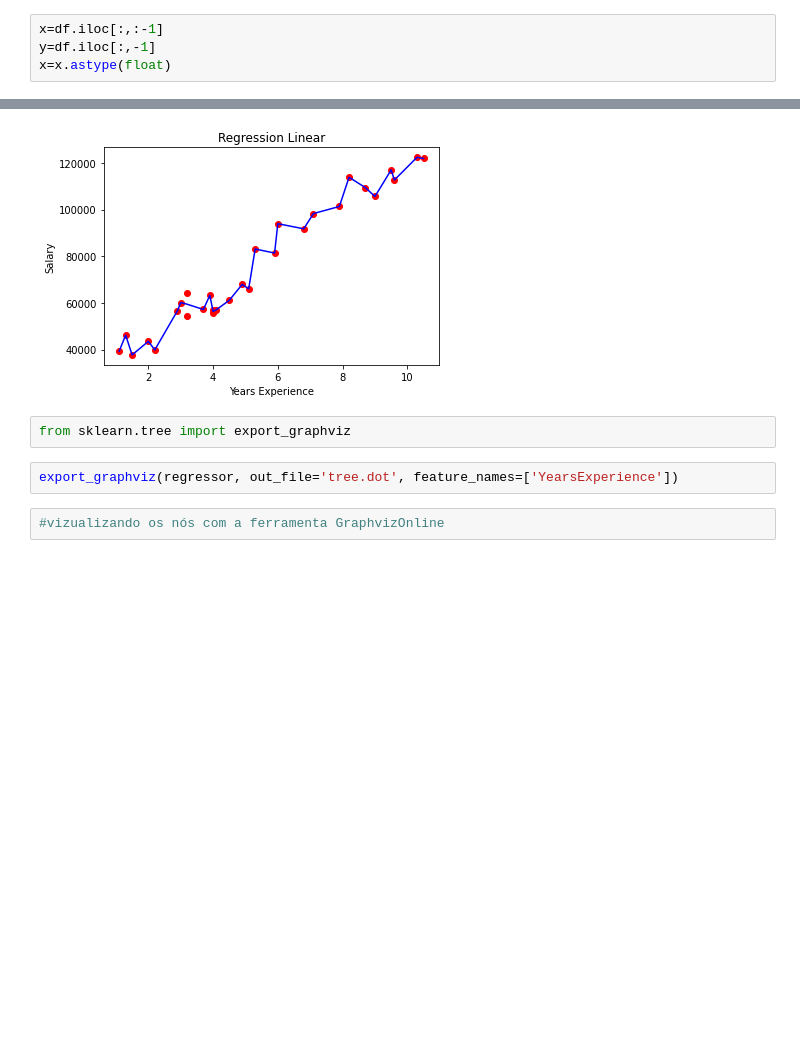
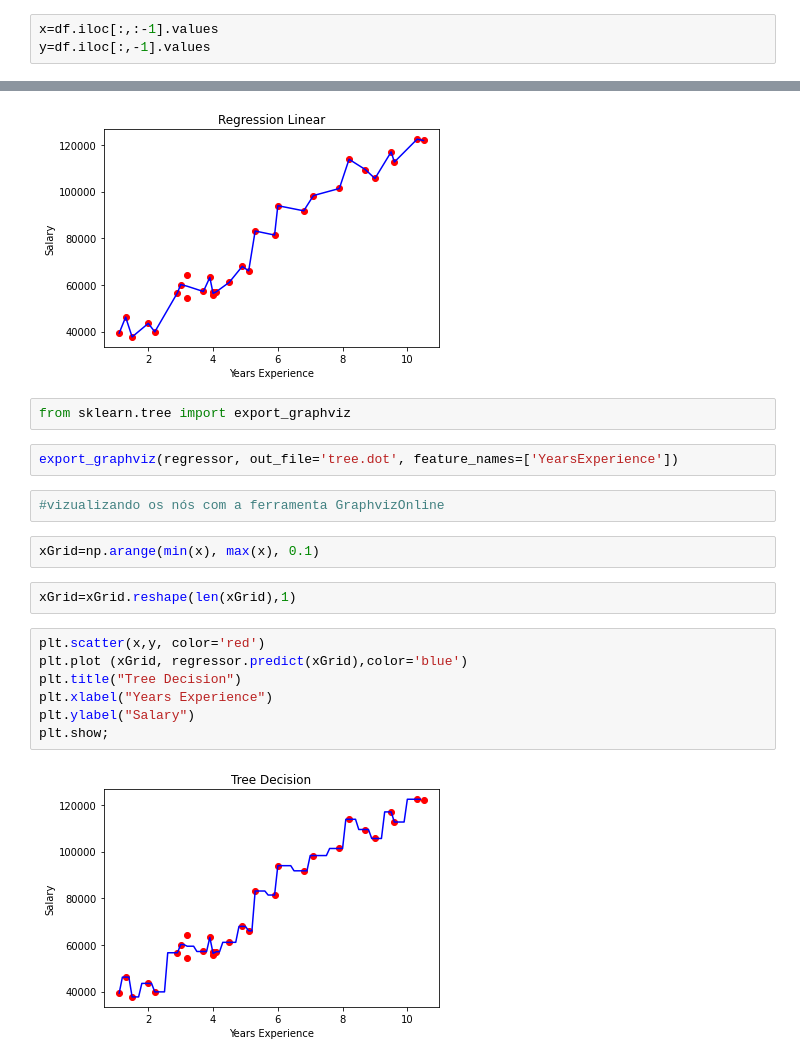
Before and after one commit to felipelimapy/Study-on-Machine-Learning, a Jupyter notebook: RegressãocomÁrvoredeDecisão.ipynb, the cells around one changed output, grey strips where cells are left out. Saved outputs shown, nothing was run; the diff lists cells and outputs as text; blank space fills up the shorter version.

```diff
--- a/RegressãocomÁrvoredeDecisão.ipynb
+++ b/RegressãocomÁrvoredeDecisão.ipynb
@@ -7,9 +7,8 @@ import matplotlib.pyplot as plt
 # %%
 df=pd.read_csv("/content/salarytree.csv",delimiter=';')
 # %%
-x=df.iloc[:,:-1]
-y=df.iloc[:,-1]
-x=x.astype(float)
+x=df.iloc[:,:-1].values
+y=df.iloc[:,-1].values
 # %%
 from sklearn.tree import DecisionTreeRegressor
 # %%
@@ -33,3 +32,16 @@ from sklearn.tree import export_graphviz
 export_graphviz(regressor, out_file='tree.dot', feature_names=['YearsExperience'])
 # %%
 #vizualizando os nós com a ferramenta GraphvizOnline
+# %%
+xGrid=np.arange(min(x), max(x), 0.1)
+# %%
+xGrid=xGrid.reshape(len(xGrid),1)
+# %%
+plt.scatter(x,y, color='red')
+plt.plot (xGrid, regressor.predict(xGrid),color='blue')
+plt.title("Tree Decision")
+plt.xlabel("Years Experience")
+plt.ylabel("Salary")
+plt.show;
+# %% [output]
+[figure, added]
```
